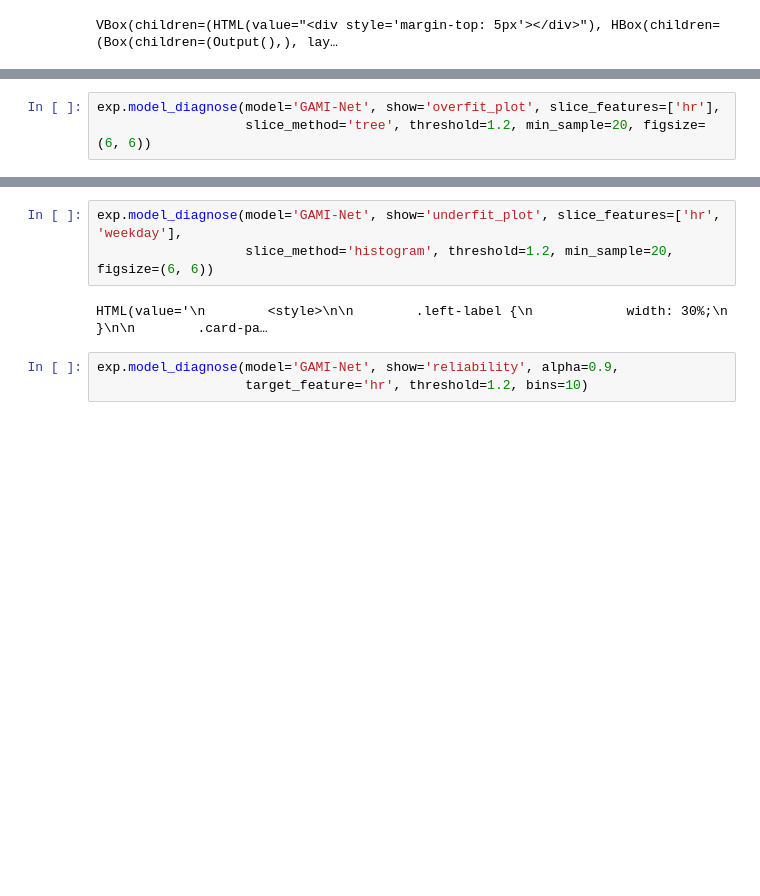
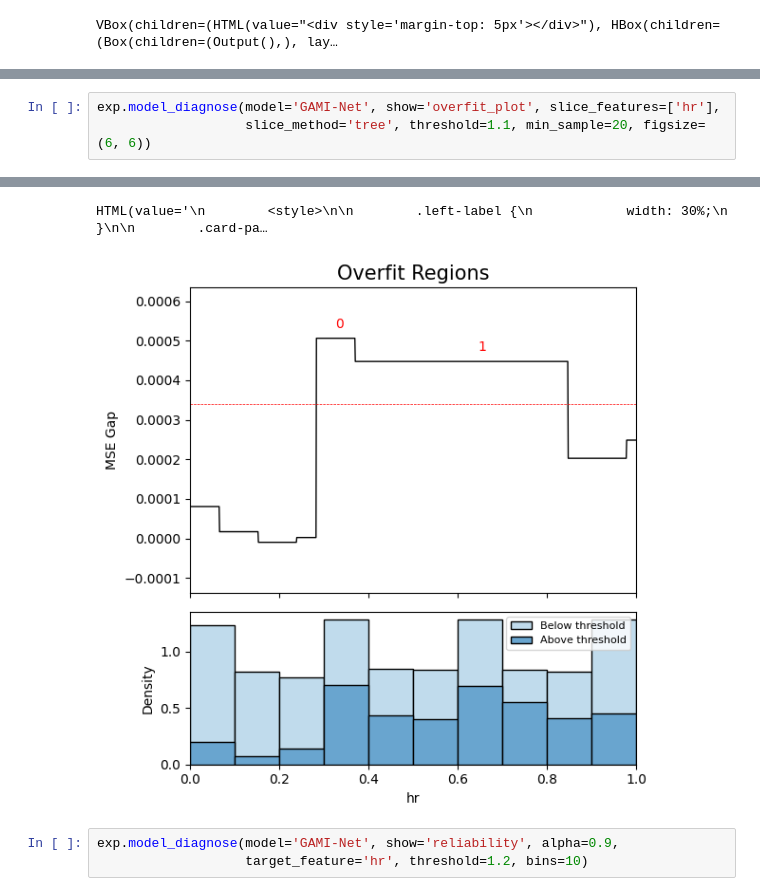
Before and after one commit to SelfExplainML/PiML-Toolbox, a Jupyter notebook: examples/Example_BikeSharing_HighCode.ipynb, the cells around one changed output, grey strips where cells are left out. Cells and saved outputs as stored; diff of their text form; blank space fills up the shorter version.

```diff
--- a/examples/Example_BikeSharing_HighCode.ipynb
+++ b/examples/Example_BikeSharing_HighCode.ipynb
@@ -217,4 +246,4 @@ Weak Regions cut-off at MSE: 0.00588
 # %%
 exp.model_diagnose(model='GAMI-Net', show='overfit_plot', slice_features=['hr'],
-                   slice_method='tree', threshold=1.2, min_sample=20, figsize=(6, 6))
+                   slice_method='tree', threshold=1.1, min_sample=20, figsize=(6, 6))
 # %% [output]
@@ -222,8 +250,5 @@ exp.model_diagnose(model='GAMI-Net', show='overfit_plot', slice_features=['hr'],
+HTML(value='\n        <style>\n\n        .left-label {\n            width: 30%;\n        }\n\n        .card-pa…
+[figure, added]
-# %%
-exp.model_diagnose(model='GAMI-Net', show='underfit_plot', slice_features=['hr', 'weekday'],
-                   slice_method='histogram', threshold=1.2, min_sample=20, figsize=(6, 6))
-# %% [output]
-HTML(value='\n        <style>\n\n        .left-label {\n            width: 30%;\n        }\n\n        .card-pa…
 # %%
 exp.model_diagnose(model='GAMI-Net', show='reliability', alpha=0.9,
                    target_feature='hr', threshold=1.2, bins=10)
```
Also changed, not shown: parts of 43 cells of this notebook.
